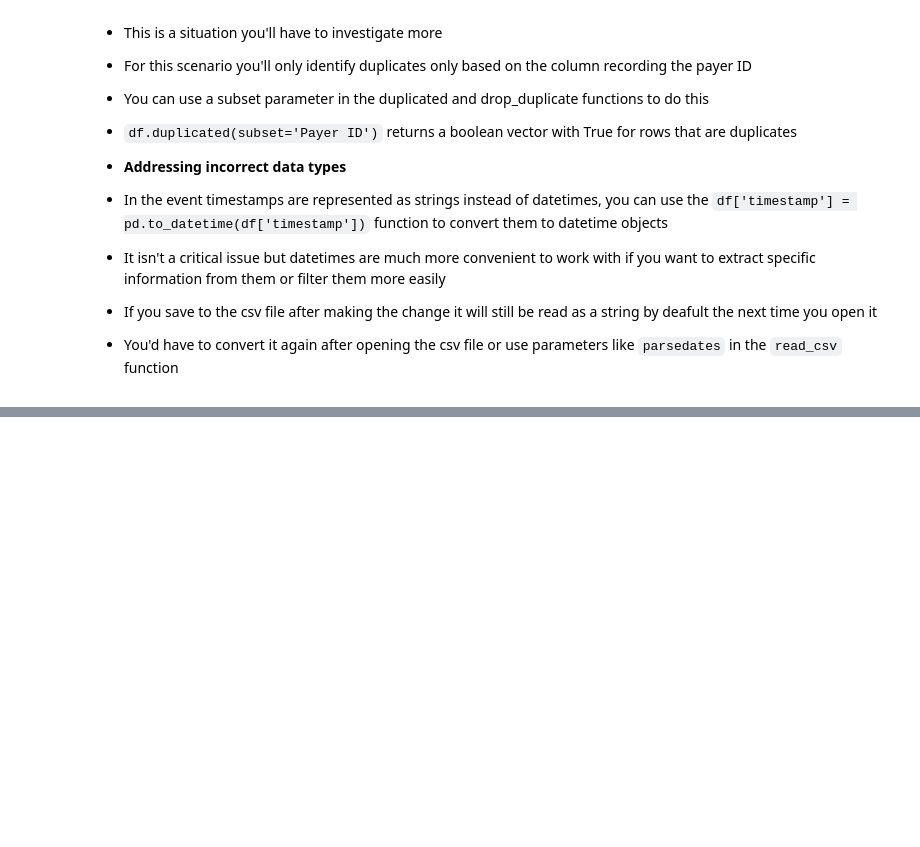
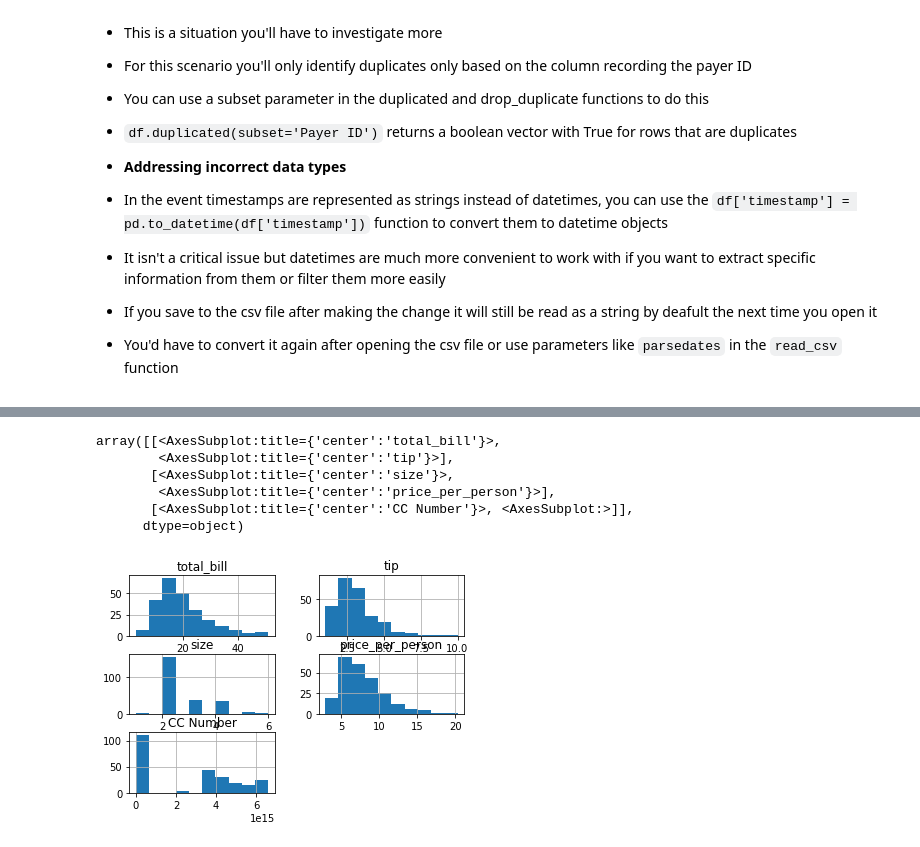
Before and after one commit to jumbamark/data_analysis, a Jupyter notebook: data_analysis_process/data_analysis.ipynb, the cells around one changed output, grey strips where cells are left out. Saved outputs shown, nothing was run; the diff lists cells and outputs as text; code cells hidden in the pictures; blank space fills up the shorter version.

Commit message:
Exploring data with visuals Plotting with pandas

```diff
--- a/data_analysis_process/data_analysis.ipynb
+++ b/data_analysis_process/data_analysis.ipynb
@@ -520,0 +533,6 @@ edited_df.head(10) # dropped row 5, the one marked as duplicate
+# %%
+import pandas as pd
+%matplotlib inline
+
+df_tips = pd.read_csv("tips.csv")
+df_tips.info()
@@ -520,0 +558,10 @@ edited_df.head(10) # dropped row 5, the one marked as duplicate
+# %%
+df_tips.hist()
+# %% [output]
+array([[<AxesSubplot:title={'center':'total_bill'}>,
+        <AxesSubplot:title={'center':'tip'}>],
+       [<AxesSubplot:title={'center':'size'}>,
+        <AxesSubplot:title={'center':'price_per_person'}>],
+       [<AxesSubplot:title={'center':'CC Number'}>, <AxesSubplot:>]],
+      dtype=object)
+[figure, added]
```
Also changed, not shown: parts of 13 cells of this notebook.
